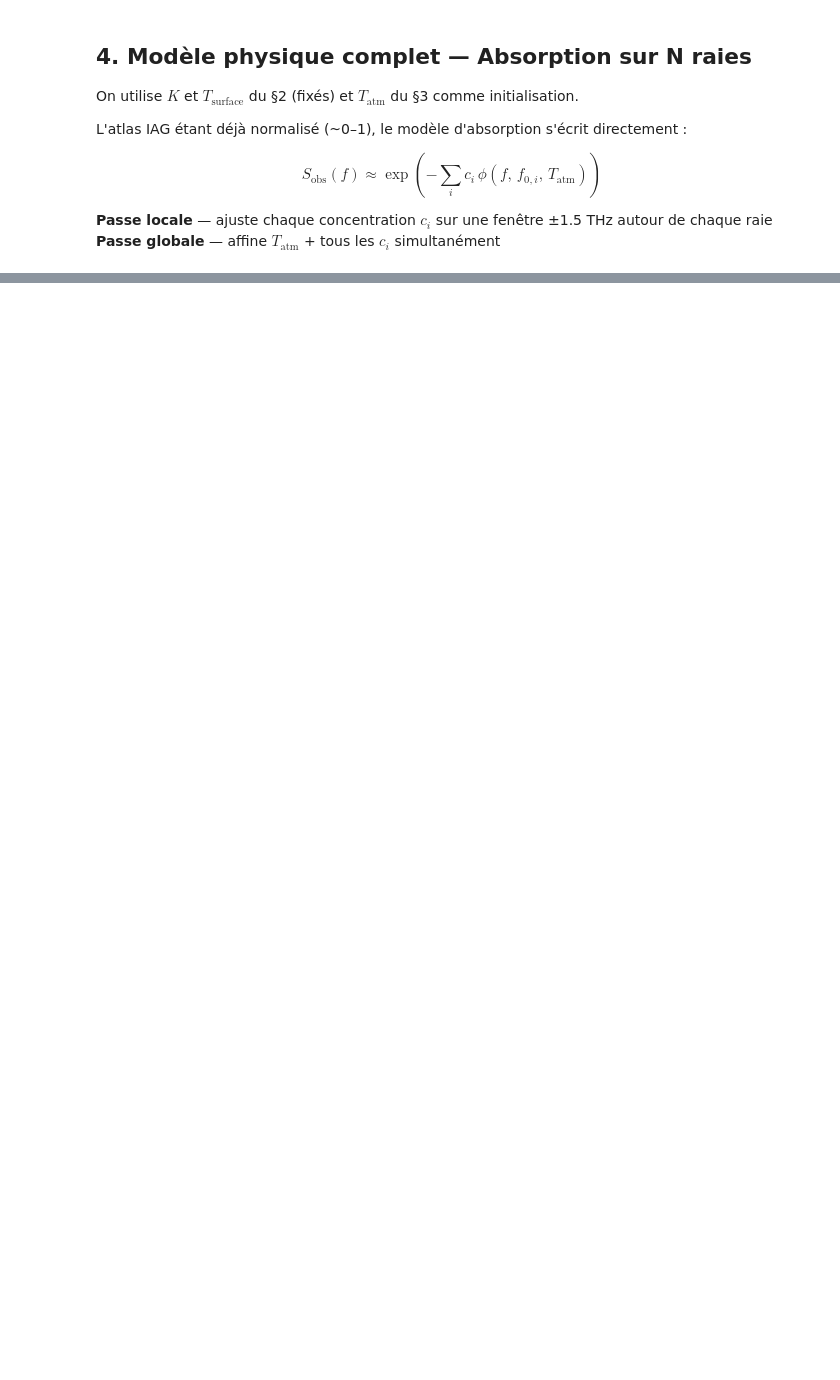
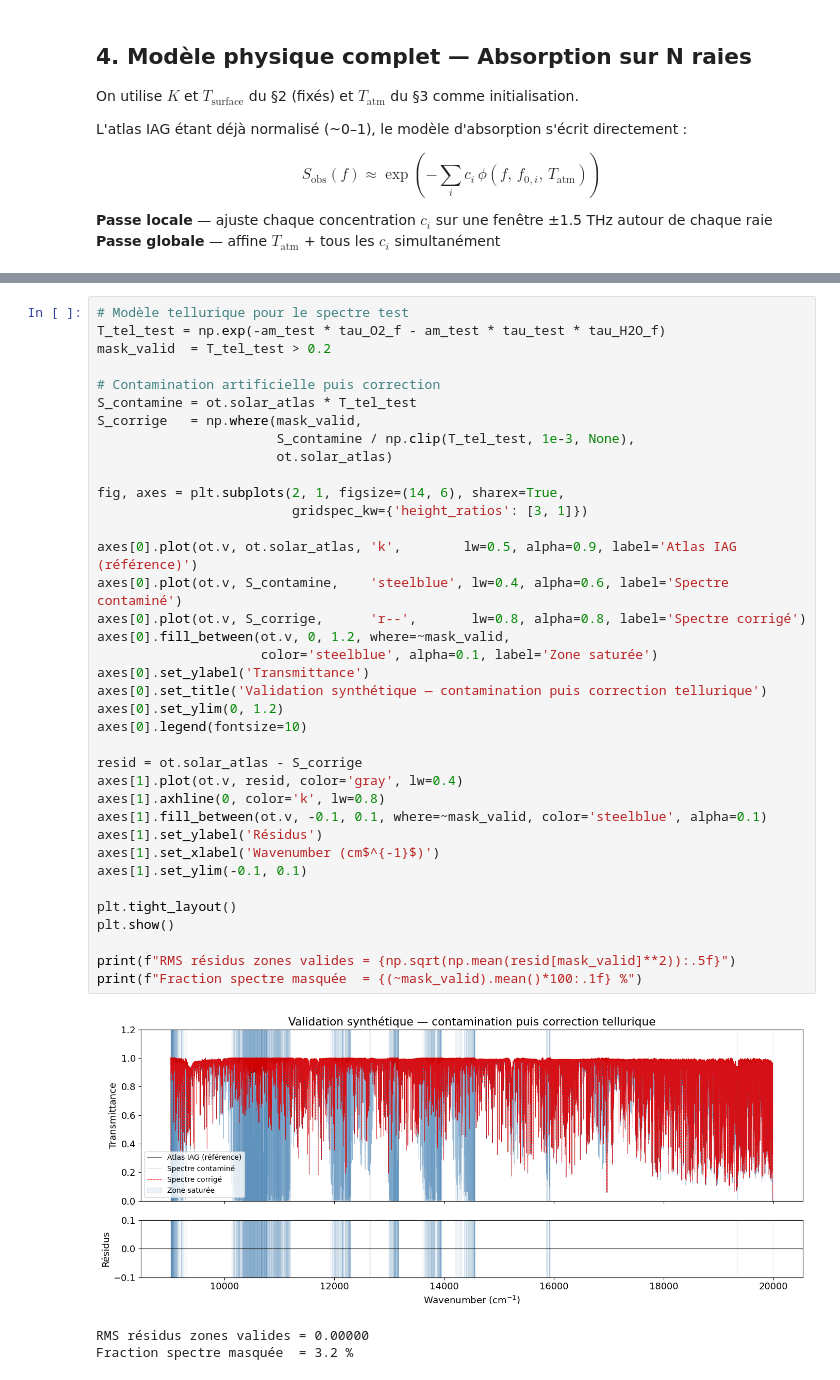
Before and after one commit to crabedesneiges/solar_spectrum, a Jupyter notebook: sun_atmosphere.ipynb, the cells around one changed output, grey strips where cells are left out. Drawn from its saved outputs; the diff is of its cells as text; blank space fills up the shorter version.

```diff
--- a/sun_atmosphere.ipynb
+++ b/sun_atmosphere.ipynb
@@ -250,0 +494,41 @@ print(f"RMS résidus = {np.sqrt(np.mean(resid_f**2)):.4f}")
+# %%
+# Modèle tellurique pour le spectre test
+T_tel_test = np.exp(-am_test * tau_O2_f - am_test * tau_test * tau_H2O_f)
+mask_valid  = T_tel_test > 0.2
+
+# Contamination artificielle puis correction
+S_contamine = ot.solar_atlas * T_tel_test
+S_corrige   = np.where(mask_valid,
+                       S_contamine / np.clip(T_tel_test, 1e-3, None),
+                       ot.solar_atlas)
+
+fig, axes = plt.subplots(2, 1, figsize=(14, 6), sharex=True,
+                         gridspec_kw={'height_ratios': [3, 1]})
+
+axes[0].plot(ot.v, ot.solar_atlas, 'k',        lw=0.5, alpha=0.9, label='Atlas IAG (référence)')
+axes[0].plot(ot.v, S_contamine,    'steelblue', lw=0.4, alpha=0.6, label='Spectre contaminé')
+axes[0].plot(ot.v, S_corrige,      'r--',       lw=0.8, alpha=0.8, label='Spectre corrigé')
+axes[0].fill_between(ot.v, 0, 1.2, where=~mask_valid,
+                     color='steelblue', alpha=0.1, label='Zone saturée')
+axes[0].set_ylabel('Transmittance')
+axes[0].set_title('Validation synthétique — contamination puis correction tellurique')
+axes[0].set_ylim(0, 1.2)
+axes[0].legend(fontsize=10)
+
+resid = ot.solar_atlas - S_corrige
+axes[1].plot(ot.v, resid, color='gray', lw=0.4)
+axes[1].axhline(0, color='k', lw=0.8)
+axes[1].fill_between(ot.v, -0.1, 0.1, where=~mask_valid, color='steelblue', alpha=0.1)
+axes[1].set_ylabel('Résidus')
+axes[1].set_xlabel('Wavenumber (cm$^{-1}$)')
+axes[1].set_ylim(-0.1, 0.1)
+
+plt.tight_layout()
+plt.show()
+
+print(f"RMS résidus zones valides = {np.sqrt(np.mean(resid[mask_valid]**2)):.5f}")
+print(f"Fraction spectre masquée  = {(~mask_valid).mean()*100:.1f} %")
+# %% [output]
+[figure, added]
+RMS résidus zones valides = 0.00000
+Fraction spectre masquée  = 3.2 %
```
Also changed, not shown: parts of 19 cells of this notebook, 1 other file.
